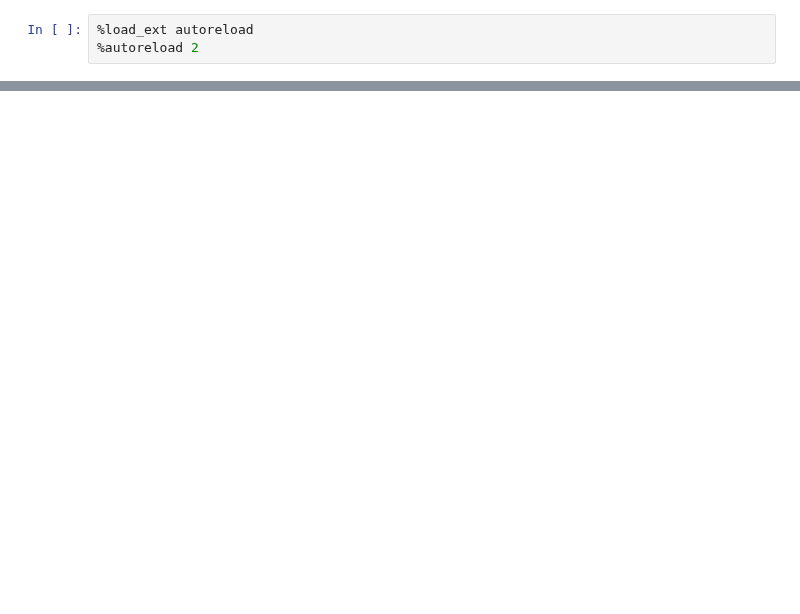
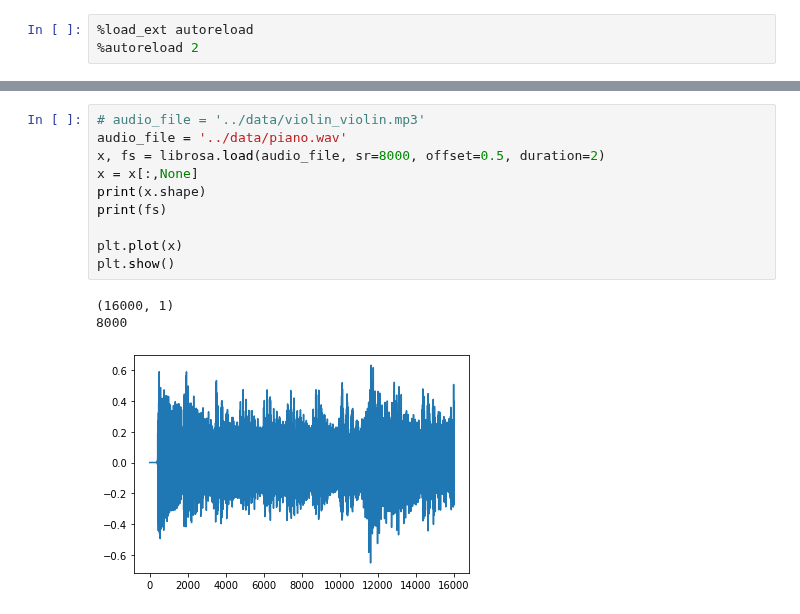
Before and after one commit to Chutlhu/TurboSuperResultion, a Jupyter notebook: notebooks/[MFN,Fourier,Audio,Train] Does MFN learn the Specturm?.ipynb, the cells around one changed output, grey strips where cells are left out. Saved outputs shown, nothing was run; the diff lists cells and outputs as text; blank space fills up the shorter version.

```diff
--- a/notebooks/[MFN,Fourier,Audio,Train] Does MFN learn the Specturm?.ipynb
+++ b/notebooks/[MFN,Fourier,Audio,Train] Does MFN learn the Specturm?.ipynb
@@ -433,0 +23,14 @@ plt.show()
+# %%
+# audio_file = '../data/violin_violin.mp3'
+audio_file = '../data/piano.wav'
+x, fs = librosa.load(audio_file, sr=8000, offset=0.5, duration=2)
+x = x[:,None]
+print(x.shape)
+print(fs)
+
+plt.plot(x)
+plt.show()
+# %% [output]
+(16000, 1)
+8000
+[figure, added]
```
Also changed, not shown: parts of 34 cells of this notebook, 12 other files.
